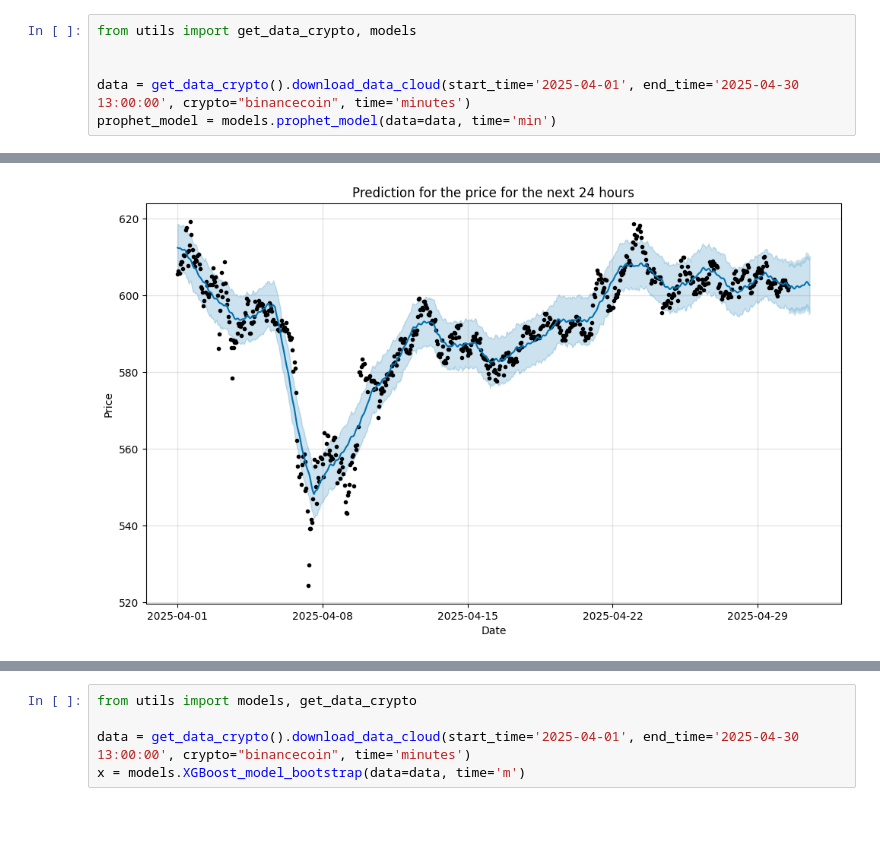
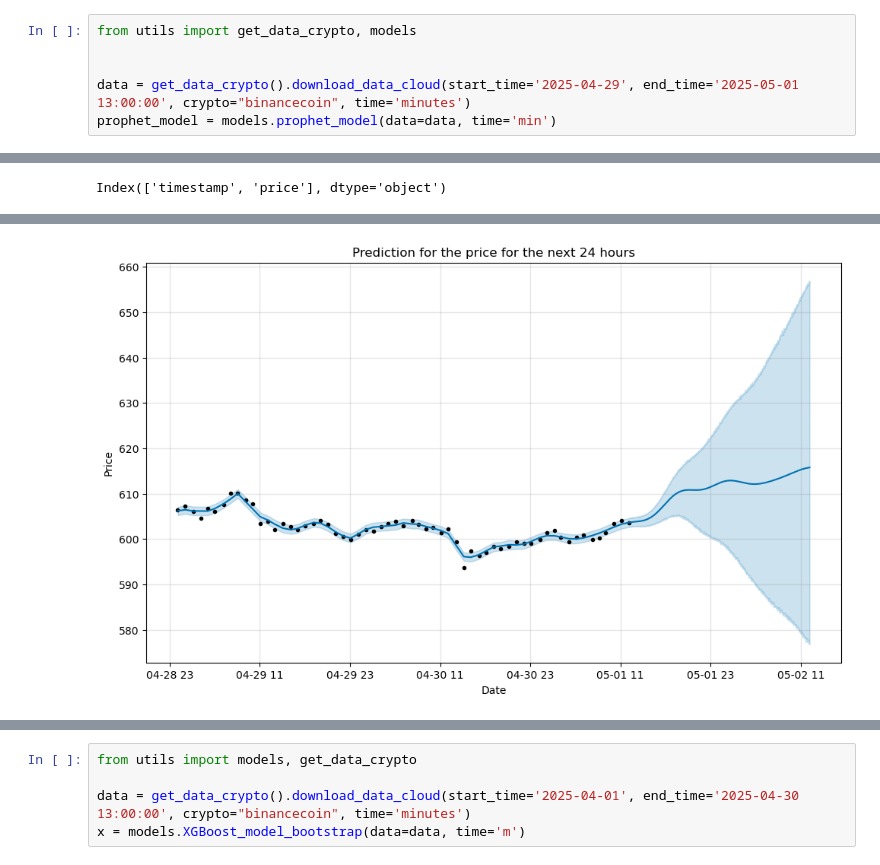
Before and after one commit to Santiagosphysics/FinalHeimdall, a Jupyter notebook: test_1.ipynb, the cells around one changed output, grey strips where cells are left out. Cells and saved outputs as stored; diff of their text form; blank space fills up the shorter version.

```diff
--- a/test_1.ipynb
+++ b/test_1.ipynb
@@ -2,6 +2,6 @@
 from utils import get_data_crypto, models
 
 
-data = get_data_crypto().download_data_cloud(start_time='2025-04-01', end_time='2025-04-30 13:00:00', crypto="binancecoin", time='minutes')
+data = get_data_crypto().download_data_cloud(start_time='2025-04-29', end_time='2025-05-01 13:00:00', crypto="binancecoin", time='minutes')
 prophet_model = models.prophet_model(data=data, time='min')
 # %% [output]
@@ -10,0 +9 @@ Importing plotly failed. Interactive plots will not work.
+Index(['timestamp', 'price'], dtype='object')
@@ -11 +11 @@ Importing plotly failed. Interactive plots will not work.
-[figure, old version]
+[figure, new version]
```
Also changed, not shown: parts of 8 cells of this notebook, 6 other files.
